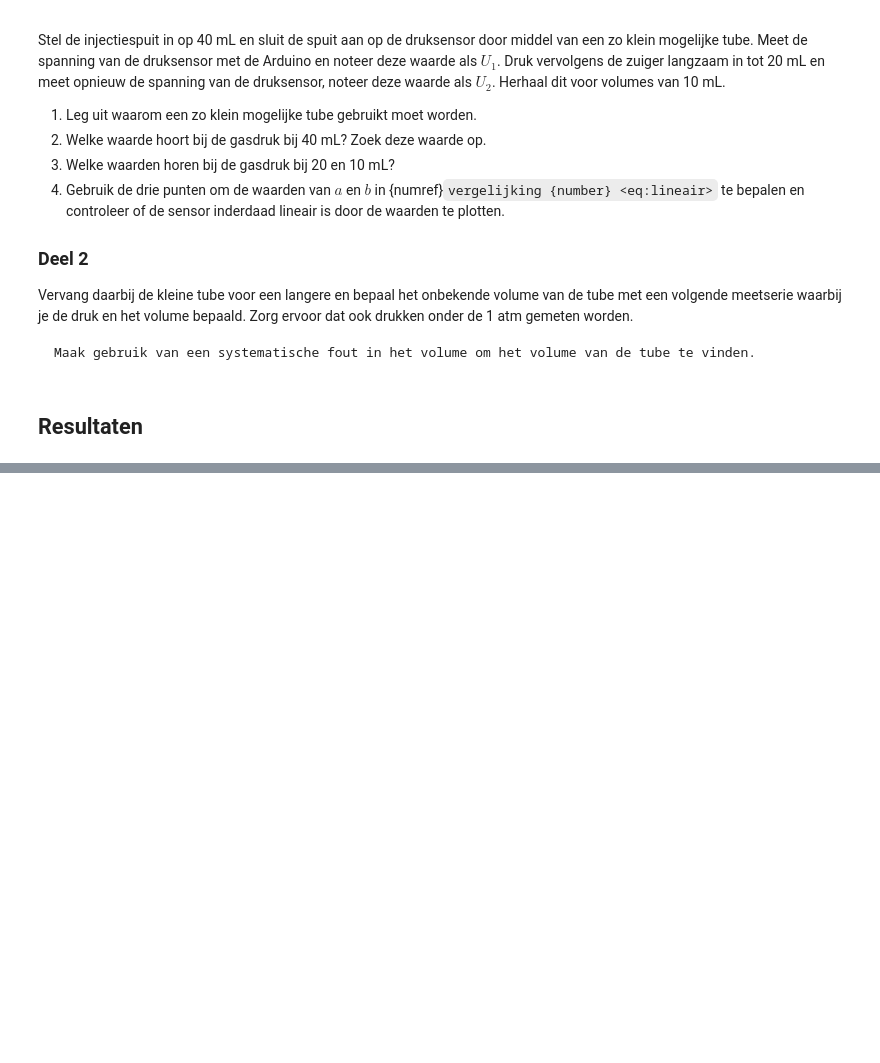
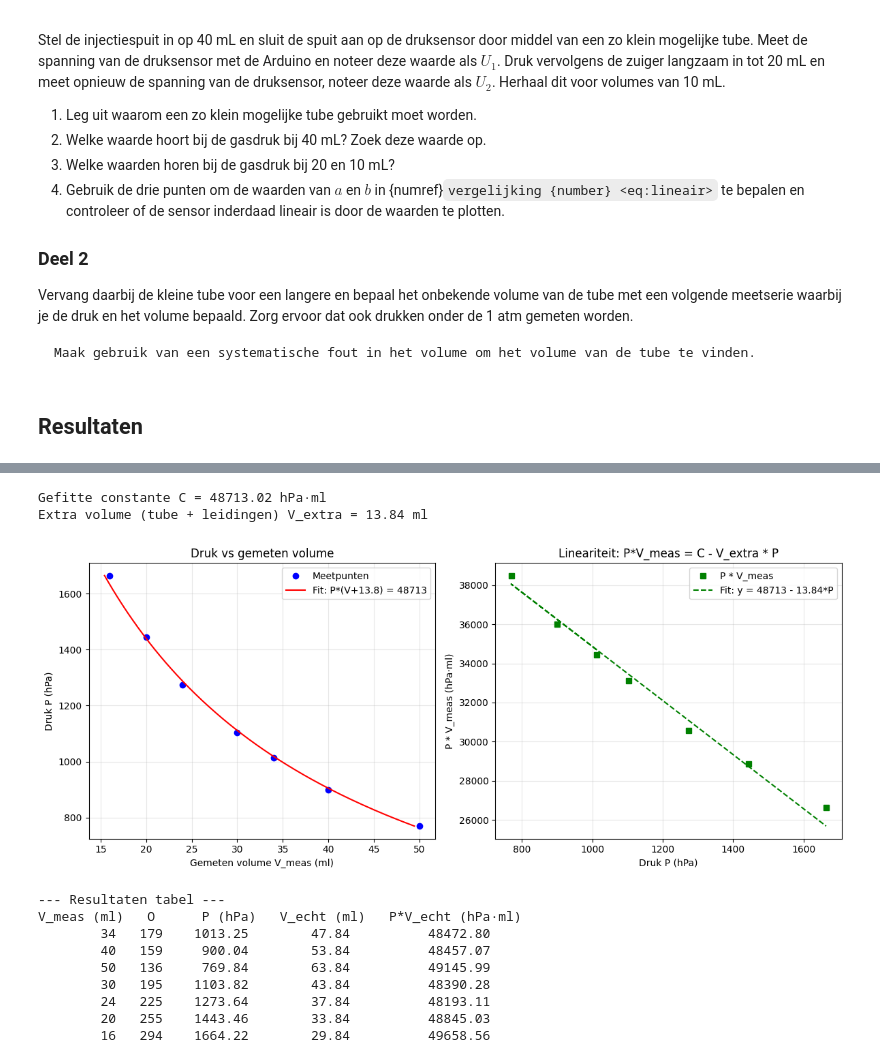
Before and after one commit to Roosmarijnkos/104, a Jupyter notebook: Content/Labs/druksensorijken.ipynb, the cells around one changed output, grey strips where cells are left out. Saved outputs shown, nothing was run; the diff lists cells and outputs as text; code cells hidden in the pictures; blank space fills up the shorter version.

```diff
--- a/Content/Labs/druksensorijken.ipynb
+++ b/Content/Labs/druksensorijken.ipynb
@@ -82,0 +126,76 @@ V_5 = 136
+# %%
+import numpy as np
+import matplotlib.pyplot as plt
+from scipy.optimize import curve_fit
+
+# Data
+V_ml = np.array([34, 40, 50, 30, 24, 20, 16])  # gemeten volumes in ml
+O = np.array([179, 159, 136, 195, 225, 255, 294])  # sensoroutput (geen eenheid)
+
+# Ijkpunt: O = 179 komt overeen met P = 1013.25 hPa
+factor = 1013.25 / 179  # hPa per O-eenheid
+P_hPa = O * factor  # absolute druk in hPa
+
+# Model: P * (V_meas + V_extra) = C  -> V_meas = C/P - V_extra
+def model(P, C, V_extra):
+    return C / P - V_extra
+
+# Fit
+popt, pcov = curve_fit(model, P_hPa, V_ml, p0=(35000, 10))
+C_fit, V_extra_fit = popt
+
+print(f"Gefitte constante C = {C_fit:.2f} hPa·ml")
+print(f"Extra volume (tube + leidingen) V_extra = {V_extra_fit:.2f} ml")
+
+# Berekening van echte volumes en gefitte lijn
+V_real = V_ml + V_extra_fit  # geschat werkelijk volume
+P_fit_curve = np.linspace(min(P_hPa), max(P_hPa), 200)
+V_meas_fit = model(P_fit_curve, C_fit, V_extra_fit)
+
+# Plot 1: P vs V_meas en hyperbool fit
+plt.figure(figsize=(12, 5))
+
+# Subplot 1: P vs V_meas
+plt.subplot(1, 2, 1)
+plt.plot(V_ml, P_hPa, 'bo', label='Meetpunten')
+plt.plot(V_meas_fit, P_fit_curve, 'r-', label=f'Fit: P*(V+{V_extra_fit:.1f}) = {C_fit:.0f}')
+plt.xlabel('Gemeten volume V_meas (ml)')
+plt.ylabel('Druk P (hPa)')
+plt.title('Druk vs gemeten volume')
+plt.legend()
+plt.grid(True, alpha=0.3)
+
+# Subplot 2: P*V_meas vs P (lineaire relatie check)
+plt.subplot(1, 2, 2)
+PV_product = P_hPa * V_ml
+plt.plot(P_hPa, PV_product, 's', color='green', label='P * V_meas')
+plt.plot(P_hPa, C_fit - V_extra_fit * P_hPa, 'g--',
+         label=f'Fit: y = {C_fit:.0f} - {V_extra_fit:.2f}*P')
+plt.xlabel('Druk P (hPa)')
+plt.ylabel('P * V_meas (hPa·ml)')
+plt.title('Lineariteit: P*V_meas = C - V_extra * P')
+plt.legend()
+plt.grid(True, alpha=0.3)
+
+plt.tight_layout()
+plt.show()
+
+# Tabel met resultaten
+print("\n--- Resultaten tabel ---")
+print("V_meas (ml)   O      P (hPa)   V_echt (ml)   P*V_echt (hPa·ml)")
+for i in range(len(V_ml)):
+    V_echt = V_ml[i] + V_extra_fit
+    print(f"{V_ml[i]:>10}   {O[i]:>3}   {P_hPa[i]:>8.2f}   {V_echt:>10.2f}   {P_hPa[i]*V_echt:>15.2f}")
+# %% [output]
+Gefitte constante C = 48713.02 hPa·ml
+Extra volume (tube + leidingen) V_extra = 13.84 ml
+[figure, added]
+--- Resultaten tabel ---
+V_meas (ml)   O      P (hPa)   V_echt (ml)   P*V_echt (hPa·ml)
+        34   179    1013.25        47.84          48472.80
+        40   159     900.04        53.84          48457.07
+        50   136     769.84        63.84          49145.99
+        30   195    1103.82        43.84          48390.28
+        24   225    1273.64        37.84          48193.11
+        20   255    1443.46        33.84          48845.03
+        16   294    1664.22        29.84          49658.56
```
Also changed, not shown: parts of 1 cell of this notebook.
